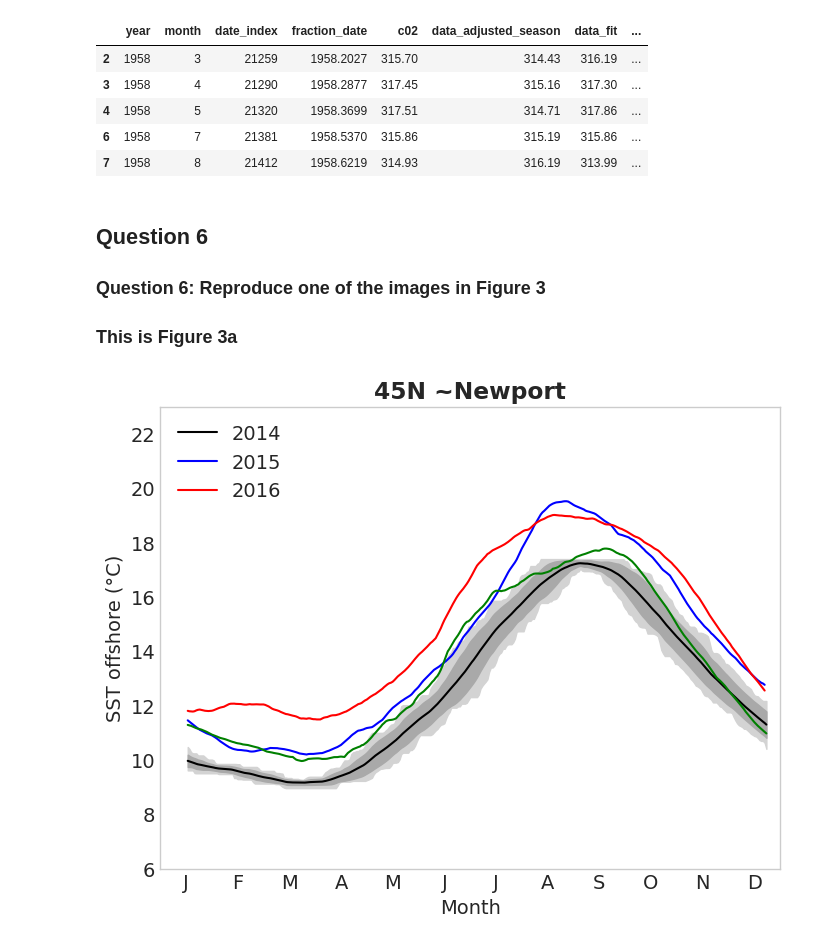
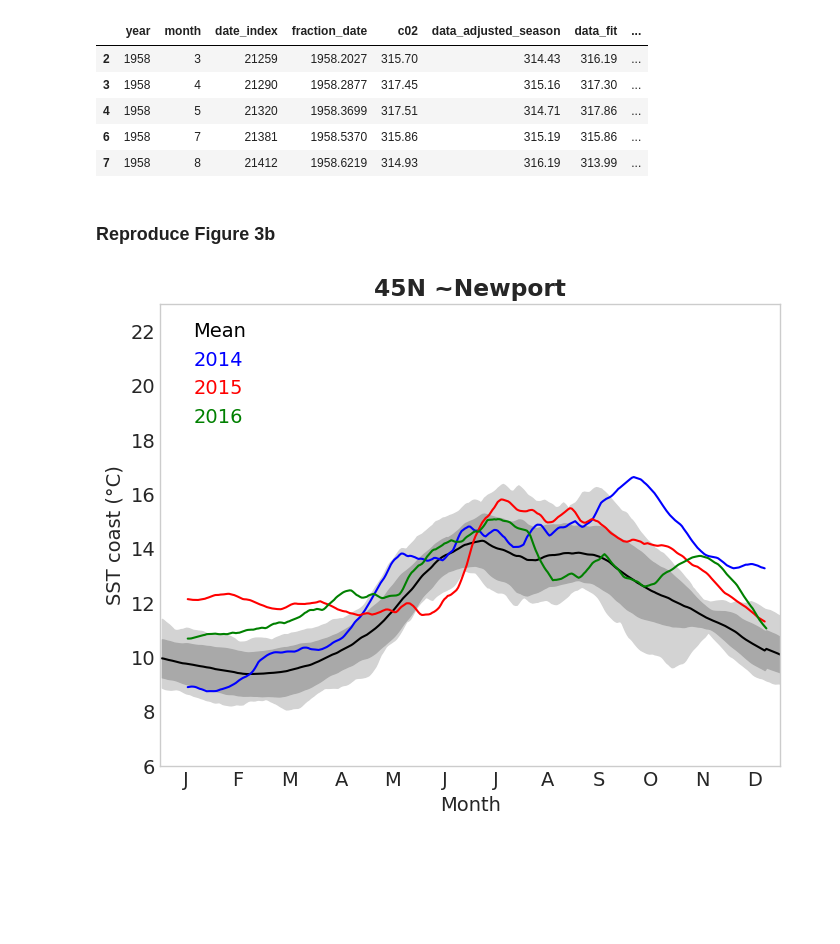
Before and after one commit to UCB-stat-159-s23/hw03-group17, a Jupyter notebook: climate-Q06.ipynb, the cells around one changed output. Cells and saved outputs as stored; diff of their text form; code cells hidden in the pictures; blank space fills up the shorter version.

```diff
--- a/climate-Q06.ipynb
+++ b/climate-Q06.ipynb
@@ -25,11 +29,7 @@ data.head()
 | 6 | 1958 | 7 | 21381 | 1958.5370 | 315.86 | 315.19 | 315.86 | ... |
 | 7 | 1958 | 8 | 21412 | 1958.6219 | 314.93 | 316.19 | 313.99 | ... |
 # %% [markdown]
-## Question 6
-
-### Question 6: Reproduce one of the images in Figure 3
-
-### This is Figure 3a
+### Reproduce Figure 3b
 # %%
 import cartopy.crs as ccrs
 import cartopy.feature as cfeature
@@ -52,53 +52,55 @@ ds.coords['day'] = ds.time.dt.dayofyear
 #create a new data variable called celsius: change analysed_set(kelvin) to celsius
 ds['celsius'] = ds['analysed_sst'] - 273.15
 
-#nearest-neighbor sampling
-new_ds = ds.sel(lat = 45, lon = -167.27, method = 'nearest')
+#nearest-neighbor sampling and see the downscaling.ipynb to find longitude
+new_ds = ds.sel(lat = 45, lon = -124.061, method = 'nearest')
 
 fig, ax = plt.subplots()
 
-#mean during 2002–2013 (black line)
-mean_black = new_ds.sel(time = slice('2002', '2013')).groupby('day').mean()
-mean_black.celsius.rolling(day = 30, center = True).mean().plot(x = 'day', color = 'black')
-
 #maximum and minimum values during 2002–2013
-maximum = mean_black.celsius.rolling(day = 30, center = True).max()
-minimum = mean_black.celsius.rolling(day = 30, center = True).min()
+maximum = new_ds.sel(time=slice('2002', '2013')).celsius.rolling(time=30, center=True).mean().groupby('day').max()
+minimum = new_ds.sel(time=slice('2002', '2013')).celsius.rolling(time=30, center=True).mean().groupby('day').min()
 
 #compute mean and standard deviation
-mean = mean_black.celsius.rolling(day = 30, center = True).mean()
-std = mean_black.celsius.rolling(day = 30, center = True).std()
+mean = new_ds.sel(time=slice('2002', '2013')).celsius.rolling(time=30, center=True).mean().groupby('day').mean()
+std = new_ds.sel(time=slice('2002', '2013')).celsius.rolling(time=30, center=True).mean().groupby('day').std()
 
-envelope_of_sd = mean_black.assign({'plus': mean + std, 'minus': mean - std})
+#the envelope of ±1 SD around the mean during 2002–2013
+plus = mean + std
+minus = mean - std
+
+#mean during 2002–2013 (black line)
+plt.plot(mean.day.values, mean, color='black', label='Mean')
 
 #values during 2014 (blue line)
-year2014 = new_ds.sel(time = '2014').celsius.rolling(time = 30, center = True).mean().plot(x = 'day', color = 'blue');
+year2014 = new_ds.sel(time = '2014').groupby('day').mean().celsius.rolling(day = 30, center = True).mean().plot(x = 'day', color = 'blue', label = '2014');
 
 #values during 2015 (red line)
-year2015 = new_ds.sel(time = '2015').celsius.rolling(time = 30, center = True).mean().plot(x = 'day', color = 'red');
+year2015 = new_ds.sel(time = '2015').groupby('day').mean().celsius.rolling(day = 30, center = True).mean().plot(x = 'day', color = 'red', label = '2015');
 
 #values during 2016 (green line)
-year2016 = new_ds.sel(time = '2016').celsius.rolling(time = 30, center = True).mean().plot(x = 'day', color = 'green');
+year2016 = new_ds.sel(time = '2016').groupby('day').mean().celsius.rolling(day = 30, center = True).mean().plot(x = 'day', color = 'green', label = '2016');
 
 #change x-axis labels
 ax.set_xticks(np.arange(15, 360, 30))
 ax.set_xticklabels(['J', 'F', 'M','A', 'M', 'J', 'J', 'A', 'S', 'O', 'N', 'D'])
 
 #plot light grey: the envelope of maximum and minimum values during 2002–2013
-plt.fill_between(mean.day.values, maximum, minimum, color = 'lightgray')
+plt.fill_between(mean.day.values, minimum, maximum, color = 'lightgray')
 
 #plot dark grey: the envelope of ±1 SD around the mean during 2002–2013
-plt.fill_between(mean.day.values, envelope_of_sd.minus, envelope_of_sd.plus, color = 'darkgray')
+plt.fill_between(mean.day.values, minus, plus, color = 'darkgray')
 
 #setting title bold
 plt.title('45N ~Newport', fontweight='bold')
 
-plt.ylabel('SST offshore (°C)')
+plt.ylabel('SST coast (°C)')
 plt.xlabel('Month')
-plt.legend({'2014': 'blue', '2015':'red', '2016':'greem'}, loc = 'upper left')
+plt.legend(loc = 'upper left', labelcolor = 'linecolor', fontsize = 14, handlelength = 0)
 plt.ylim(6, 23)
 plt.xlim(0, 360)
-plt.margins(x=0)
 plt.grid(b = None);
+plt.savefig('Q6')
+plt.show()
 # %% [output]
-[figure, old version]
+[figure, new version]
```
Also changed, not shown: parts of 1 cell of this notebook.
